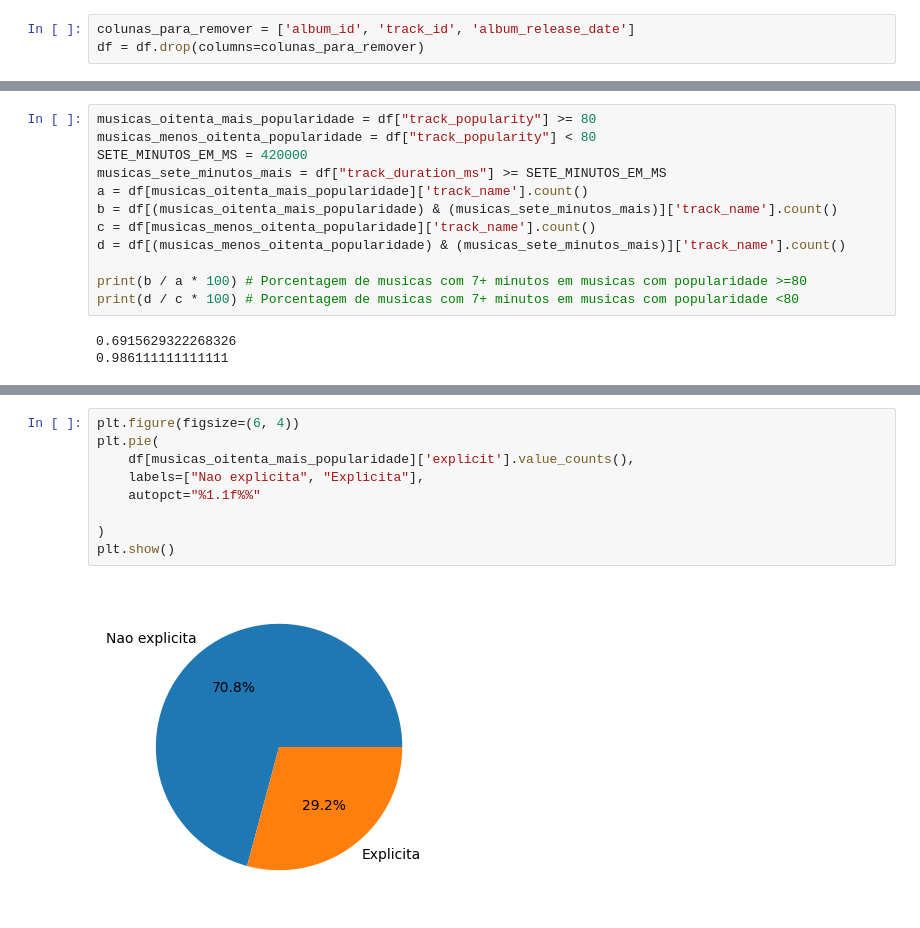
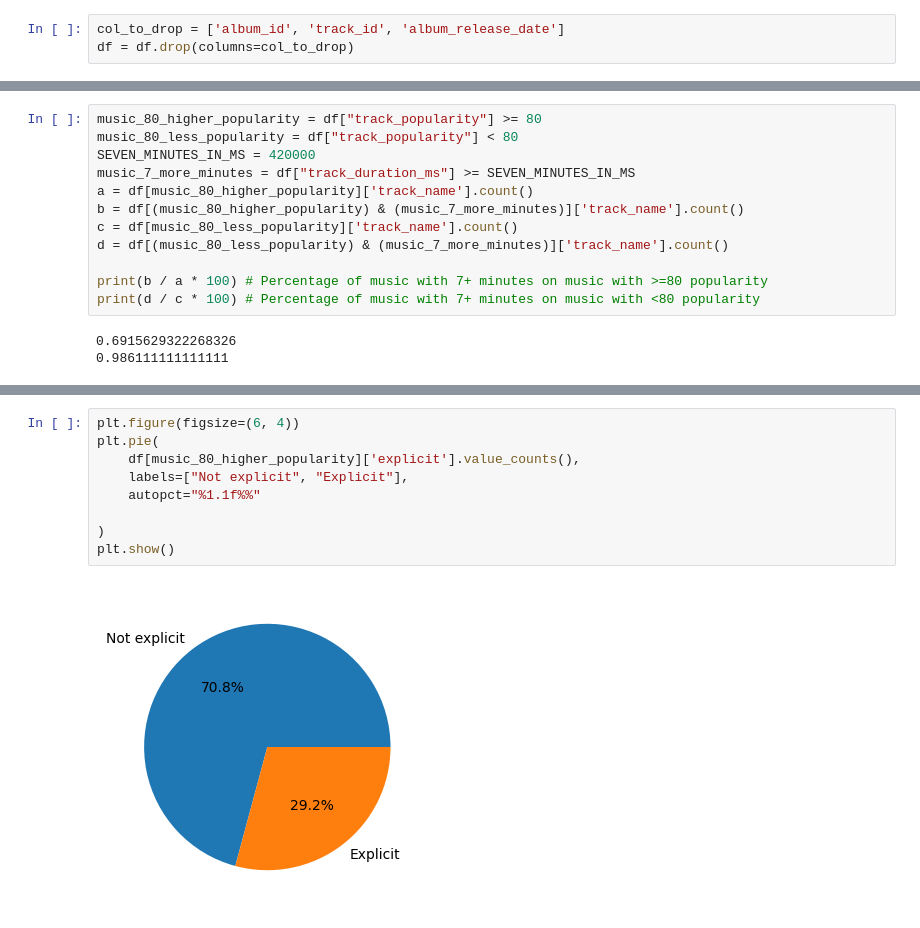
Before and after one commit to GabrielPFarias/trend_artistas_spotify, a Jupyter notebook: trabalho_cdbd.ipynb, the cells around one changed output, grey strips where cells are left out. Saved outputs shown, nothing was run; the diff lists cells and outputs as text.

```diff
--- a/trabalho_cdbd.ipynb
+++ b/trabalho_cdbd.ipynb
@@ -210,4 +198,4 @@ Colunas: 15
 # %%
-colunas_para_remover = ['album_id', 'track_id', 'album_release_date']
-df = df.drop(columns=colunas_para_remover)
+col_to_drop = ['album_id', 'track_id', 'album_release_date']
+df = df.drop(columns=col_to_drop)
 # %% [markdown]
@@ -239,15 +227,15 @@ plt.show()
 # %%
-musicas_oitenta_mais_popularidade = df["track_popularity"] >= 80
-musicas_menos_oitenta_popularidade = df["track_popularity"] < 80
-SETE_MINUTOS_EM_MS = 420000
-musicas_sete_minutos_mais = df["track_duration_ms"] >= SETE_MINUTOS_EM_MS
-a = df[musicas_oitenta_mais_popularidade]['track_name'].count()
-b = df[(musicas_oitenta_mais_popularidade) & (musicas_sete_minutos_mais)]['track_name'].count()
-c = df[musicas_menos_oitenta_popularidade]['track_name'].count()
-d = df[(musicas_menos_oitenta_popularidade) & (musicas_sete_minutos_mais)]['track_name'].count()
+music_80_higher_popularity = df["track_popularity"] >= 80
+music_80_less_popularity = df["track_popularity"] < 80
+SEVEN_MINUTES_IN_MS = 420000
+music_7_more_minutes = df["track_duration_ms"] >= SEVEN_MINUTES_IN_MS
+a = df[music_80_higher_popularity]['track_name'].count()
+b = df[(music_80_higher_popularity) & (music_7_more_minutes)]['track_name'].count()
+c = df[music_80_less_popularity]['track_name'].count()
+d = df[(music_80_less_popularity) & (music_7_more_minutes)]['track_name'].count()
 
-print(b / a * 100) # Porcentagem de musicas com 7+ minutos em musicas com popularidade >=80
-print(d / c * 100) # Porcentagem de musicas com 7+ minutos em musicas com popularidade <80
+print(b / a * 100) # Percentage of music with 7+ minutes on music with >=80 popularity
+print(d / c * 100) # Percentage of music with 7+ minutes on music with <80 popularity
 # %% [output]
 0.6915629322268326
 0.986111111111111
@@ -284,14 +272,14 @@ plt.show()
 # %%
 plt.figure(figsize=(6, 4))
 plt.pie(
-    df[musicas_oitenta_mais_popularidade]['explicit'].value_counts(),
-    labels=["Nao explicita", "Explicita"],
+    df[music_80_higher_popularity]['explicit'].value_counts(),
+    labels=["Not explicit", "Explicit"],
     autopct="%1.1f%%"
 
 )
 plt.show()
 # %% [output]
-[figure, old version]
+[figure, new version]
 # %%
 plt.figure(figsize=(6, 4))
 plt.pie(
```
Also changed, not shown: parts of 44 cells of this notebook, 1 other file.
